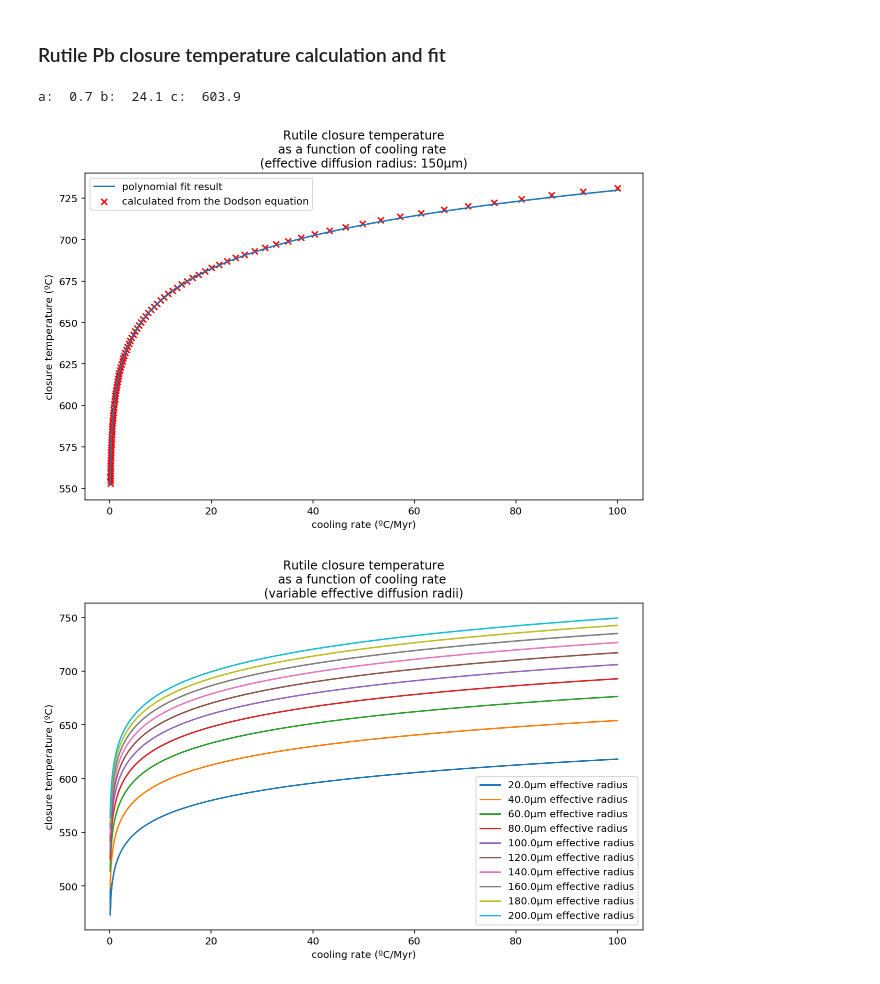
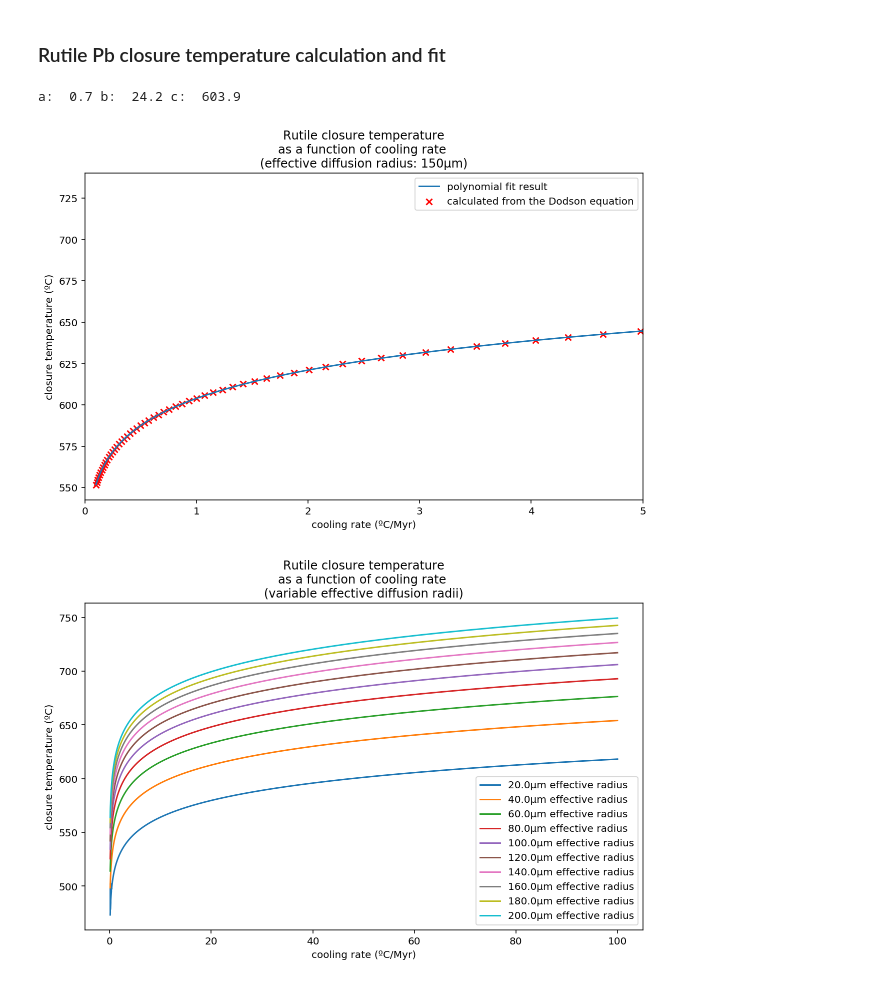
Before and after one commit to Swanson-Hysell-Group/Grenville_seminar, a Jupyter notebook: code/Thermochron_diffusion_models.ipynb, the cells around one changed output. Cells and saved outputs as stored; diff of their text form; code cells hidden in the pictures.

Commit message:
small updates to cooling model, thermochron diffusion models figure export

```diff
--- a/code/Thermochron_diffusion_models.ipynb
+++ b/code/Thermochron_diffusion_models.ipynb
@@ -258,0 +319,24 @@ plt.show()
+# %%
+apatite_a = np.linspace(20, 200, 5)/1e6
+
+plt.figure(figsize=(10, 6))
+
+for a in apatite_a:
+    closure_T_list = []
+    for i in cooling_rate:
+        closure_T_list.append(closure_temps(550, apatite_E, apatite_D0, R, A, a, i))
+
+# a, b, c = np.polyfit(np.log(cooling_rate*Julian_year*1e6), closure_T_list, 2)
+# a, b, c = np.round(np.polyfit(np.log(cooling_rate*Julian_year*1e6), closure_T_list, 2),1)
+# x = cooling_rate*Julian_year*1e6
+# y = a*np.log(x)**2+b*np.log(x)+c
+# print('a: ', a, 'b: ', b, 'c: ', c)
+
+    plt.plot(cooling_rate*Julian_year*1e6, closure_T_list, label=str(a*1e6)+'µm effective radius')
+# plt.plot(x, y, label='polynomial fit result')
+plt.xlim(0,10)
+plt.xlabel('cooling rate (ºC/Myr)', fontsize=14)
+plt.ylabel('closure temperature (ºC)', fontsize=14)
+plt.title('Apatite closure temperature\nas a function of cooling rate \n(variable effective diffusion radii)')
+plt.legend()
+plt.show()
@@ -261,35 +347,37 @@ plt.show()
 # %%
 rutile_E = 250*1000
 
 rutile_D0 = 3.9E-10
 cooling_rate = np.logspace(-1, 2 ,100)/Julian_year/1e6
 
 rutile_a = 150/1e6
 
 closure_T_list = []
 for i in cooling_rate:
     closure_T_list.append(closure_temps(600, rutile_E, rutile_D0, R, A, rutile_a, i))
 
 a, b, c = np.ndarray.flatten(np.round(np.polyfit(np.log(cooling_rate*Julian_year*1e6), closure_T_list, 2),1))
 print('a: ', a, 'b: ', b, 'c: ', c)
 
 fit_series = pd.Series(['Rutile', a, b, c], index = columns)
 log_closure_temp_fit_df=log_closure_temp_fit_df.append(fit_series, ignore_index=1)
 
 x = cooling_rate*Julian_year*1e6
 y = a*np.log(x)**2+b*np.log(x)+c
 
+
 plt.figure(figsize=(10, 6))
 plt.scatter(cooling_rate*Julian_year*1e6, closure_T_list, marker ='x', color = 'r', label='calculated from the Dodson equation')
 plt.plot(x, y, label='polynomial fit result')
+plt.xlim(0, 5)
 plt.xlabel('cooling rate (ºC/Myr)')
 plt.ylabel('closure temperature (ºC)')
 plt.title('Rutile closure temperature\nas a function of cooling rate \n(effective diffusion radius: 150µm)')
 plt.legend()
 plt.show()
 # %% [output]
-a:  0.7 b:  24.1 c:  603.9
+a:  0.7 b:  24.2 c:  603.9
-[figure, old version]
+[figure, new version]
 # %%
 rutile_a = np.linspace(20, 200, 10)/1e6
 
```
Also changed, not shown: parts of 6 cells of this notebook, 2 other files.
